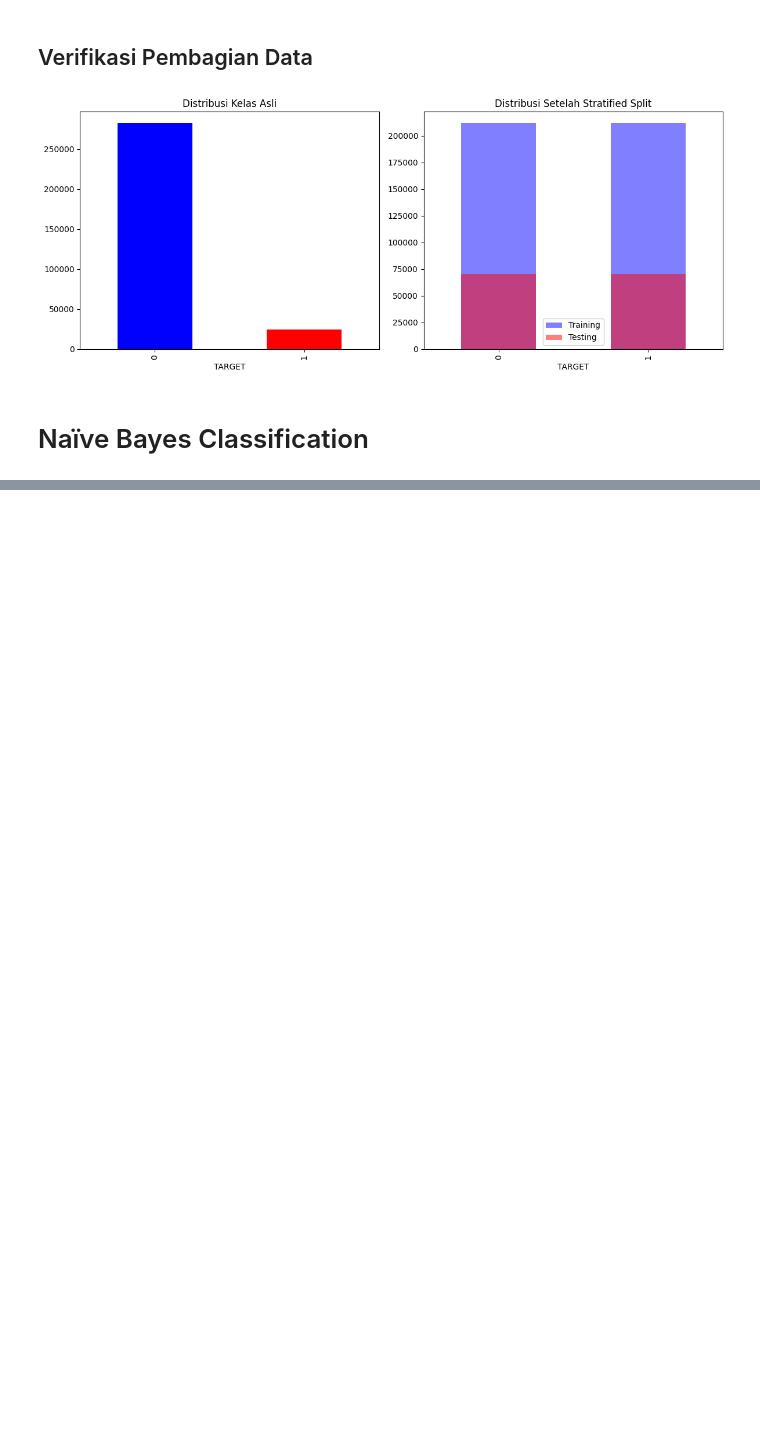
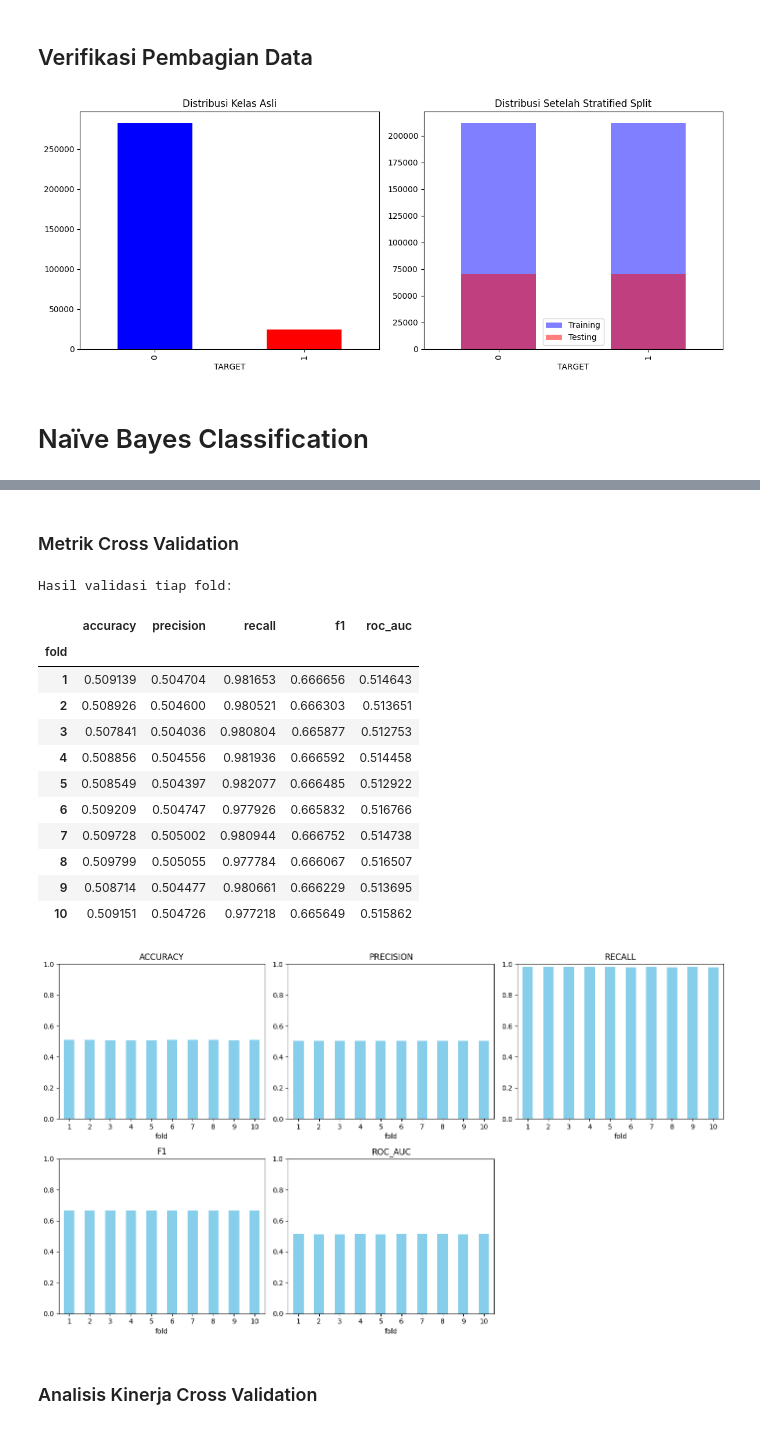
Before and after one commit to nawa316/TGP-2, a Jupyter notebook: tgp-2.ipynb, the cells around one changed output, grey strips where cells are left out. Drawn from its saved outputs; the diff is of its cells as text; code cells hidden in the pictures; blank space fills up the shorter version.

```diff
--- a/tgp-2.ipynb
+++ b/tgp-2.ipynb
@@ -655,0 +670,35 @@ ROC-AUC Score Interpretation: 0.6176 (Poor)
+# %% [markdown]
+### Metrik Cross Validation
+# %%
+# Hasil tiap fold
+results_df = pd.DataFrame(cv_results).set_index('fold')
+print("Hasil validasi tiap fold:")
+display(results_df)
+
+# Visualisasi
+plt.figure(figsize=(14, 8))
+for i, metric in enumerate(['accuracy', 'precision', 'recall', 'f1', 'roc_auc'], 1):
+    plt.subplot(2, 3, i)
+    results_df[metric].plot(kind='bar', color='skyblue')
+    plt.title(metric.upper())
+    plt.ylim(0, 1)
+    plt.xticks(rotation=0)
+plt.tight_layout()
+plt.show()
+# %% [output]
+Hasil validasi tiap fold:
+|  | accuracy | precision | recall | f1 | roc_auc |
+| fold |  |  |  |  |  |
+| 1 | 0.509139 | 0.504704 | 0.981653 | 0.666656 | 0.514643 |
+| 2 | 0.508926 | 0.504600 | 0.980521 | 0.666303 | 0.513651 |
+| 3 | 0.507841 | 0.504036 | 0.980804 | 0.665877 | 0.512753 |
+| 4 | 0.508856 | 0.504556 | 0.981936 | 0.666592 | 0.514458 |
+| 5 | 0.508549 | 0.504397 | 0.982077 | 0.666485 | 0.512922 |
+| 6 | 0.509209 | 0.504747 | 0.977926 | 0.665832 | 0.516766 |
+| 7 | 0.509728 | 0.505002 | 0.980944 | 0.666752 | 0.514738 |
+| 8 | 0.509799 | 0.505055 | 0.977784 | 0.666067 | 0.516507 |
+| 9 | 0.508714 | 0.504477 | 0.980661 | 0.666229 | 0.513695 |
+| 10 | 0.509151 | 0.504726 | 0.977218 | 0.665649 | 0.515862 |
+[figure, added]
+# %% [markdown]
+### Analisis Kinerja Cross Validation
```
Also changed, not shown: parts of 12 cells of this notebook.
